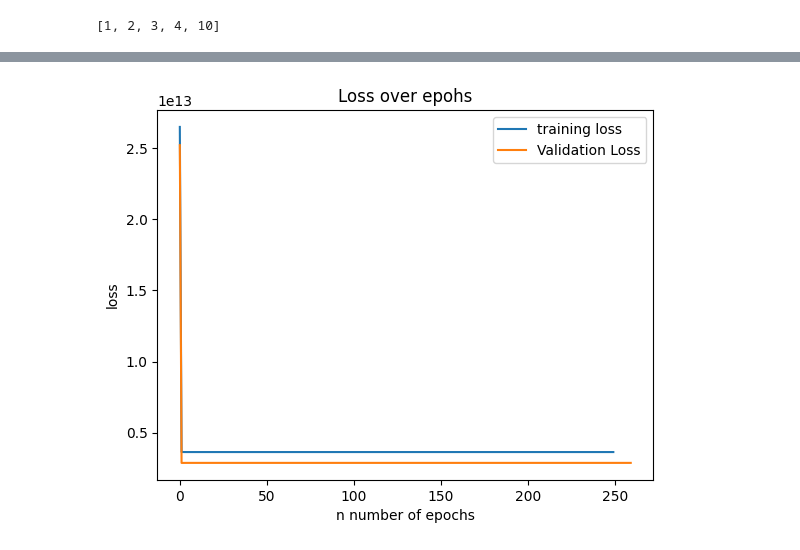
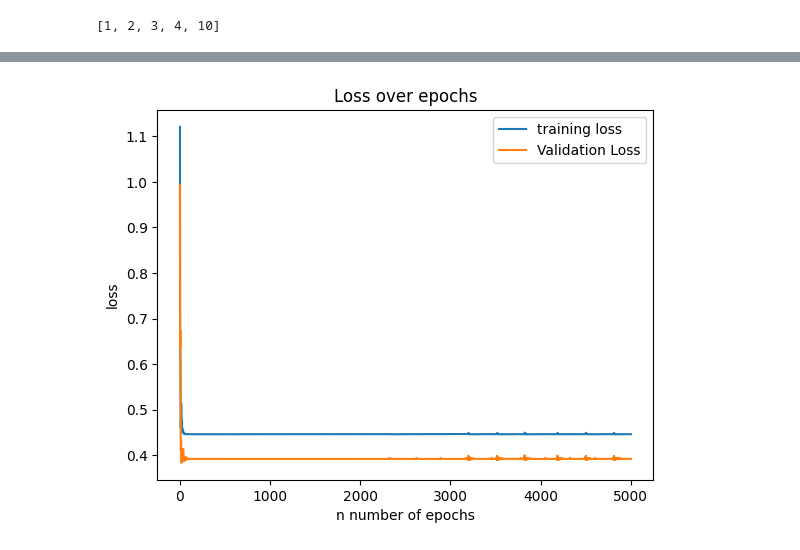
Before and after one commit to emilia-uncc/Assignment1, a Jupyter notebook: assignment5/Assignment5_2_new.ipynb, the cells around one changed output, grey strips where cells are left out. Saved outputs shown, nothing was run; the diff lists cells and outputs as text; code cells hidden in the pictures.

```diff
--- a/assignment5/Assignment5_2_new.ipynb
+++ b/assignment5/Assignment5_2_new.ipynb
@@ -94,0 +81,12 @@ print(X_train)
+# %%
+#scale dataset, inputs and outputs
+scaler = StandardScaler()
+X_train = scaler.fit_transform(X_train)
+X_test = scaler.transform(X_test)
+# Fit the scaler on the data
+scaler.fit(Y_train.reshape(-1, 1))  # Reshape the 1D array to 2D (n_samples, n_features)
+# Transform the data
+Y_train = scaler.transform(Y_train.reshape(-1, 1))
+
+scaler.fit(Y_test.reshape(-1, 1))
+Y_test = scaler.transform(Y_test.reshape(-1, 1))
@@ -235,11 +185,11 @@ Epoch: 4500, Loss: 26465680752640.0, val_loss: 25184994066432.0
 # %%
 # 4. Plot the training and validation loss after each iteration
-plt.plot(train_losses, label="training loss")
-plt.plot(val_losses, label="Validation Loss")
+plt.plot(losses, label="training loss")
+plt.plot(test_losses, label="Validation Loss")
 plt.xlabel("n number of epochs")
 plt.ylabel("loss")
 plt.legend()
-plt.title("Loss over epohs")
+plt.title("Loss over epochs")
 plt.show()
 # %% [output]
-[figure, old version]
+[figure, new version]
```
Also changed, not shown: parts of 6 cells of this notebook.
